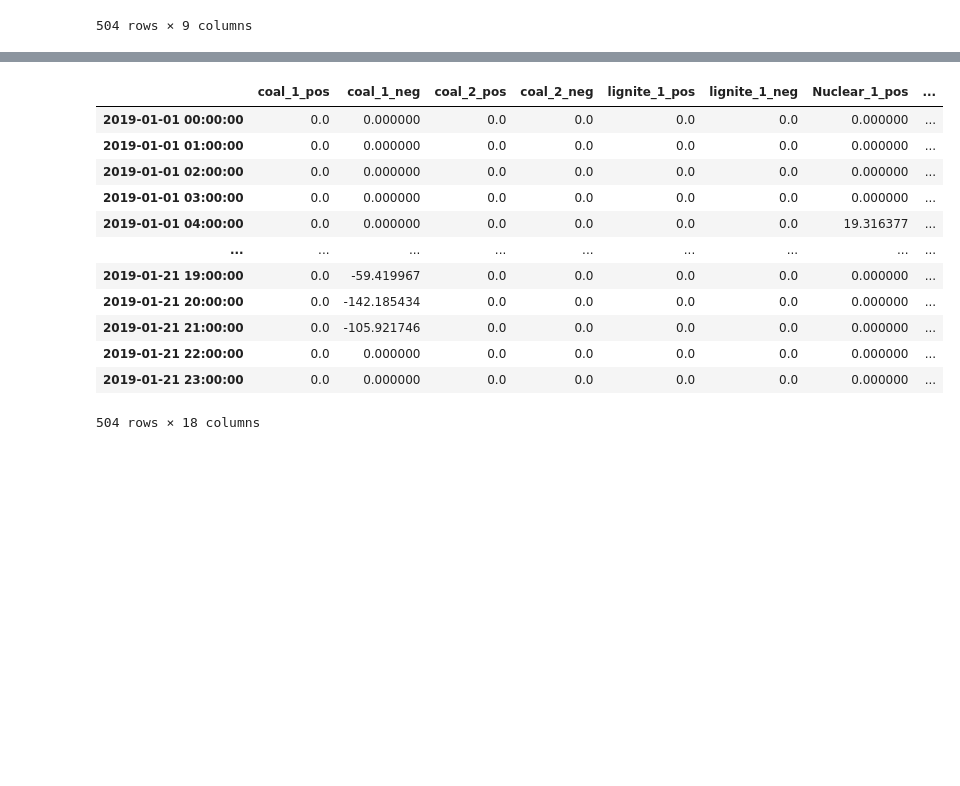
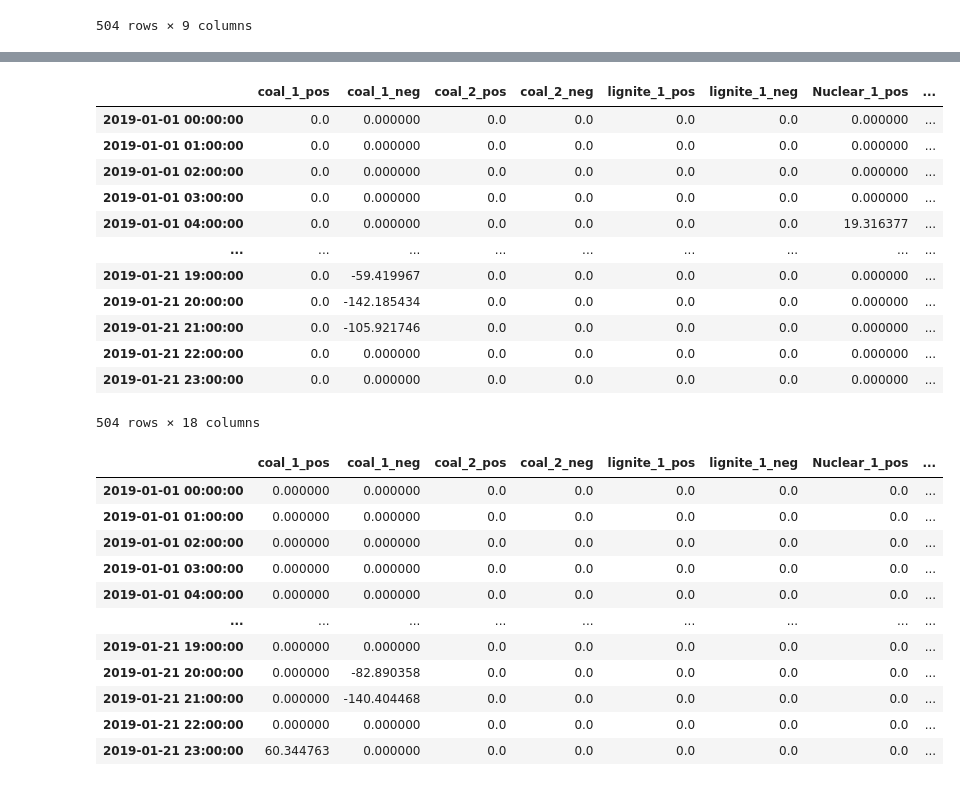
Before and after one commit to WillemDafoe42/pypsa-eur, a Jupyter notebook: Jupyter Notebook/Example Simple Grid.ipynb, the cells around one changed output, grey strips where cells are left out. Cells and saved outputs as stored; diff of their text form; code cells hidden in the pictures; blank space fills up the shorter version.

```diff
--- a/Jupyter Notebook/Example Simple Grid.ipynb
+++ b/Jupyter Notebook/Example Simple Grid.ipynb
@@ -1509,8 +1478,8 @@ def map_values(row, values_dict):
     return values_dict[row]
 
 # dataframes with all dispatch & redispatch info together
-df_d_rd_t = network_rd.generators_t.p.copy()
-df_d_rd_bat = network_rd_bat.generators_t.p.copy()
+display(df_rd_p)
+display(df_rd_p_bat)
 
 # FOR PYPSA-EUR: marginal co2 emissions are in the network.carriers variable
 
@@ -1520,87 +1489,87 @@ df_co2_data = df_co2_data[df_co2_data['parameter'] == "CO2 intensity"][["technol
 df_co2_data = df_co2_data.set_index("technology")
 dict_co2_data = df_co2_data["value"].to_dict()
 dict_co2_data.update({"nuclear":0,"wind":0,"solar":0,"pv":0})
+print(network_rd.carriers)
 
-display(df_rd_p)
-print(network_rd.carriers)
-# non battery analysis
-# -----------------
+
+# 1) CO2 - Savings battery vs. non battery
+# -------------------
 
 # Sum of redispatch energy each generator for full time horizon)
 df_sum_rd = pd.DataFrame(df_rd_p.iloc[:,:-2].sum(axis=0)).reset_index(inplace = False)
 df_sum_rd[["carrier","number","direction"]] = df_sum_rd["index"].str.split("_", expand = True)
 df_sum_rd = df_sum_rd[["carrier","direction",0]].copy().rename(columns={0:"energy"})
 df_sum_rd["carrier"] = df_sum_rd['carrier'].str.lower()
-display(df_sum_rd)
-
-# assign co2 values
+# assign co2 values & group by carrier
 df_sum_rd["co2"] = df_sum_rd["carrier"].apply(map_values, args = (dict_co2_data,))
 df_sum_rd["sum_co2"] = df_sum_rd["co2"] * df_sum_rd["energy"]
-sum_co2 = df_sum_rd["sum_co2"].sum()
-
-# battery analysis
-# -----------------
-
+print(type(df_sum_rd))
+df_sum_rd = df_sum_rd.groupby(by="carrier", axis =1)
+sum_co2 = df_sum_rd.sum(axis = 0)
+print(sum_co2)
+# With batteries
 df_sum_rd_bat = pd.DataFrame(df_rd_p_bat.iloc[:,:-2].sum(axis=0)).reset_index(inplace=False)
 df_sum_rd_bat[["carrier","number","direction"]] = df_sum_rd_bat["index"].str.split("_", expand = True)
 df_sum_rd_bat = df_sum_rd_bat[["carrier","direction",0]].copy().rename(columns={0:"energy"})
 df_sum_rd_bat["carrier"] = df_sum_rd_bat['carrier'].str.lower()
-
-# assign co2 values
+# assign co2 values & group by carrier
 df_sum_rd_bat["co2"] = df_sum_rd_bat["carrier"].apply(map_values, args = (dict_co2_data,))
 df_sum_rd_bat["sum_co2"] = df_sum_rd_bat["co2"] * df_sum_rd_bat["energy"]
-sum_co2_bat = df_sum_rd_bat["sum_co2"].sum()
-display(sum_co2_bat)
+df_sum_rd_bat = df_sum_rd_bat.groupby(by="carrier", axis =1)
+sum_co2_bat = df_sum_rd_bat["sum_co2"].sum(axis = 0)
 
-# CO2 - Savings battery vs. non battery
-# -------------------
 diff_co2 = sum_co2 - sum_co2_bat
 print(diff_co2)
 
-# Difference in EE curtailment: difference between old and new redispatch operations
+# 2) Difference in EE curtailment: difference between old and new redispatch operations
 # -------------------
 
-df_redispatch_diff = df_redispatch_t - df_redispatch_t_bat
-cols_wind = [column for column in list(df_redispatch_diff) if "Wind" in column]
-df_wind_diff = df_redispatch_diff[cols_wind]
+# Dataframe with change in curtailment: Redispatch power bat - Redispatch power no bat
+df_rd_diff = df_rd_p_bat - df_rd_p
+
+# Wind curtailment reduction
+cols_wind = [column for column in list(df_rd_diff) if "Wind" in column
+            or "wind" in column or "offwind" in column or "onwind" in column]
+df_wind_diff = df_rd_diff[cols_wind]
+df_wind_diff["Curtailment Reduction"] = df_wind_diff.sum(axis = 1)
+display(df_wind_diff)
+
+
 s_sum_wind = df_wind_diff.sum(axis = 1)
 sum_wind = s_sum_wind.sum()
 display(s_sum_wind)
 
-cols_pv= [column for column in list(df_redispatch_diff) if "PV" in column]
+# Pv curtailment reduction
+cols_pv= [column for column in list(df_redispatch_diff) if "PV" in column
+          or "wind" in column or "offwind" in column or "onwind" in column]
 df_pv_diff = df_redispatch_diff[cols_pv]
+df_pv_diff["Curtailment Reduction"] = df_pv_diff.sum(axis = 1)
 s_sum_pv = df_pv_diff.sum(axis = 1)
 sum_pv = s_sum_pv.sum()
 display(s_sum_pv)
-
-# ------------------------
-# Plots
-# ------------------------
-
-# Difference of wind curtailment (MW)
-fig, ax  = plt.subplots(figsize = (10, 5))
-ax.set_ylabel('Difference curtailed wind power (MW)',  fontsize = 12)
-ax = s_sum_wind.plot.line(ax = ax, title = "Wind power curtailment reduction", legend = True, fontsize = 12)
-ax.set_facecolor('white')
-ax.grid(color = 'grey', linestyle = '-.', linewidth = 1.0)
-
-# Difference solar curtailment (MW)
-fig, ax_1 = plt.subplots(figsize = (10, 5))
-ax_1.set_ylabel('Difference curtailed solar power (MW)',  fontsize = 12)
-ax_1 = s_sum_pv.plot.line(ax = ax_1, title = "Solar power curtailment reduction", legend = True, fontsize = 12)
-ax_1.set_facecolor('white')
-ax_1.grid(color = 'grey', linestyle = '-.', linewidth = 1.0)
 # %% [output]
 |  | coal_1_pos | coal_1_neg | coal_2_pos | coal_2_neg | lignite_1_pos | lignite_1_neg | Nuclear_1_pos | ... |
 | 2019-01-01 00:00:00 | 0.0 | 0.000000 | 0.0 | 0.0 | 0.0 | 0.0 | 0.000000 | ... |
 | 2019-01-01 01:00:00 | 0.0 | 0.000000 | 0.0 | 0.0 | 0.0 | 0.0 | 0.000000 | ... |
 | 2019-01-01 02:00:00 | 0.0 | 0.000000 | 0.0 | 0.0 | 0.0 | 0.0 | 0.000000 | ... |
 | 2019-01-01 03:00:00 | 0.0 | 0.000000 | 0.0 | 0.0 | 0.0 | 0.0 | 0.000000 | ... |
 | 2019-01-01 04:00:00 | 0.0 | 0.000000 | 0.0 | 0.0 | 0.0 | 0.0 | 19.316377 | ... |
 | ... | ... | ... | ... | ... | ... | ... | ... | ... |
 | 2019-01-21 19:00:00 | 0.0 | -59.419967 | 0.0 | 0.0 | 0.0 | 0.0 | 0.000000 | ... |
 | 2019-01-21 20:00:00 | 0.0 | -142.185434 | 0.0 | 0.0 | 0.0 | 0.0 | 0.000000 | ... |
 | 2019-01-21 21:00:00 | 0.0 | -105.921746 | 0.0 | 0.0 | 0.0 | 0.0 | 0.000000 | ... |
 | 2019-01-21 22:00:00 | 0.0 | 0.000000 | 0.0 | 0.0 | 0.0 | 0.0 | 0.000000 | ... |
 | 2019-01-21 23:00:00 | 0.0 | 0.000000 | 0.0 | 0.0 | 0.0 | 0.0 | 0.000000 | ... |
 504 rows × 18 columns
+|  | coal_1_pos | coal_1_neg | coal_2_pos | coal_2_neg | lignite_1_pos | lignite_1_neg | Nuclear_1_pos | ... |
+| 2019-01-01 00:00:00 | 0.000000 | 0.000000 | 0.0 | 0.0 | 0.0 | 0.0 | 0.0 | ... |
+| 2019-01-01 01:00:00 | 0.000000 | 0.000000 | 0.0 | 0.0 | 0.0 | 0.0 | 0.0 | ... |
+| 2019-01-01 02:00:00 | 0.000000 | 0.000000 | 0.0 | 0.0 | 0.0 | 0.0 | 0.0 | ... |
+| 2019-01-01 03:00:00 | 0.000000 | 0.000000 | 0.0 | 0.0 | 0.0 | 0.0 | 0.0 | ... |
+| 2019-01-01 04:00:00 | 0.000000 | 0.000000 | 0.0 | 0.0 | 0.0 | 0.0 | 0.0 | ... |
+| ... | ... | ... | ... | ... | ... | ... | ... | ... |
+| 2019-01-21 19:00:00 | 0.000000 | 0.000000 | 0.0 | 0.0 | 0.0 | 0.0 | 0.0 | ... |
+| 2019-01-21 20:00:00 | 0.000000 | -82.890358 | 0.0 | 0.0 | 0.0 | 0.0 | 0.0 | ... |
+| 2019-01-21 21:00:00 | 0.000000 | -140.404468 | 0.0 | 0.0 | 0.0 | 0.0 | 0.0 | ... |
+| 2019-01-21 22:00:00 | 0.000000 | 0.000000 | 0.0 | 0.0 | 0.0 | 0.0 | 0.0 | ... |
+| 2019-01-21 23:00:00 | 60.344763 | 0.000000 | 0.0 | 0.0 | 0.0 | 0.0 | 0.0 | ... |
```
Also changed, not shown: parts of 12 cells of this notebook, 22 other files.
